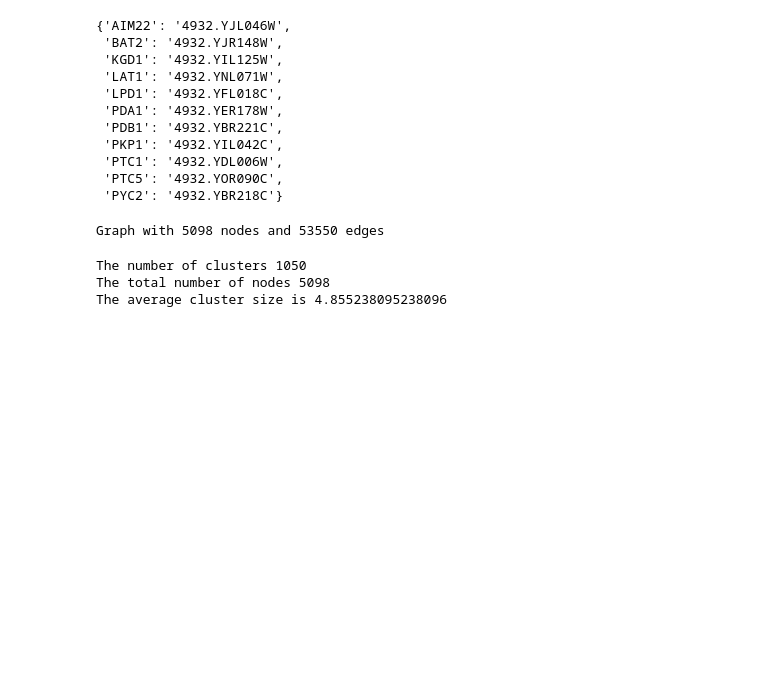
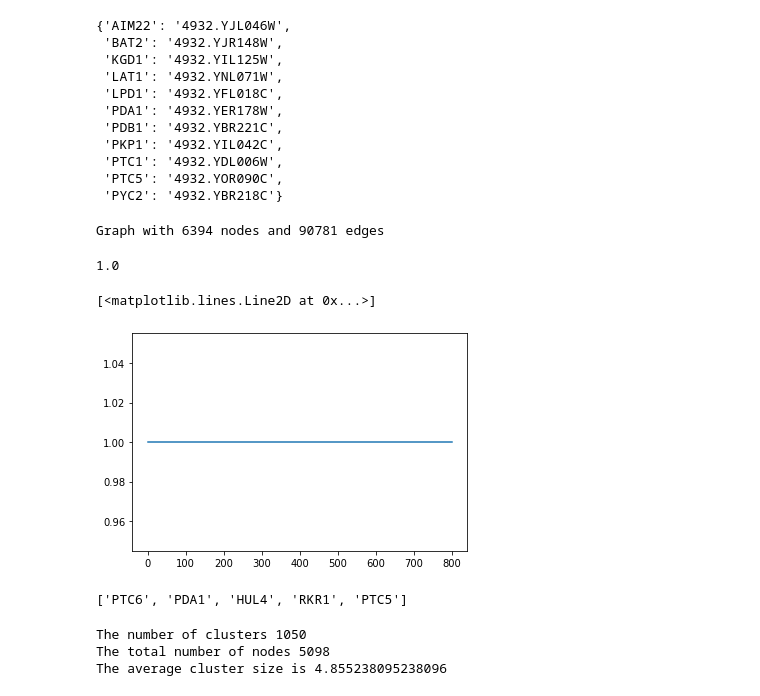
Before and after one commit to eluo2527/MATH_BCMB_3888, a Jupyter notebook: main.ipynb, the cells around one changed output. Saved outputs shown, nothing was run; the diff lists cells and outputs as text; code cells hidden in the pictures; blank space fills up the shorter version.

Commit message:
Finalised most of the importance code. Graphing code should be simplified and better titles

```diff
--- a/main.ipynb
+++ b/main.ipynb
@@ -41,12 +41,33 @@ pprint(important_nodes)
 network_name = "network_info/4932_protein_links_v11_5.txt"
 G = func.remove_threshold(network_name, 700)
 
-essential_proteins = "network_info/essential_proteins.csv"
-G = func.remove_essential(G, essential_proteins)
+# essential_proteins = "network_info/essential_proteins.csv"
+# G = func.remove_essential(G, essential_proteins)
 
 print(G)
 # %% [output]
-Graph with 5098 nodes and 53550 edges
+Graph with 6394 nodes and 90781 edges
+# %%
+in_or_not = []
+for threshold in range(100,901,1):
+    # if threshold%100==0: print(threshold)
+    if "PDA1" in [func.name_change(protein) for protein in G.neighbors(func.name_change("PKP1"))]:
+        in_or_not.append(1)
+    else:
+        print(f"Not detected at this:{threshold}")
+        in_or_not.append(0)
+
+print('\n')
+print(f"{sum(in_or_not)/len(in_or_not)}")
+plt.plot(in_or_not)
+# %% [output]
+1.0
+[<matplotlib.lines.Line2D at 0x...>]
+[figure, added]
+# %%
+print([func.name_change(protein) for protein in G.neighbors(func.name_change("PKP1"))])
+# %% [output]
+['PTC6', 'PDA1', 'HUL4', 'RKR1', 'PTC5']
 # %%
 #Finds clusters
 
```
Also changed, not shown: 12 other files.
